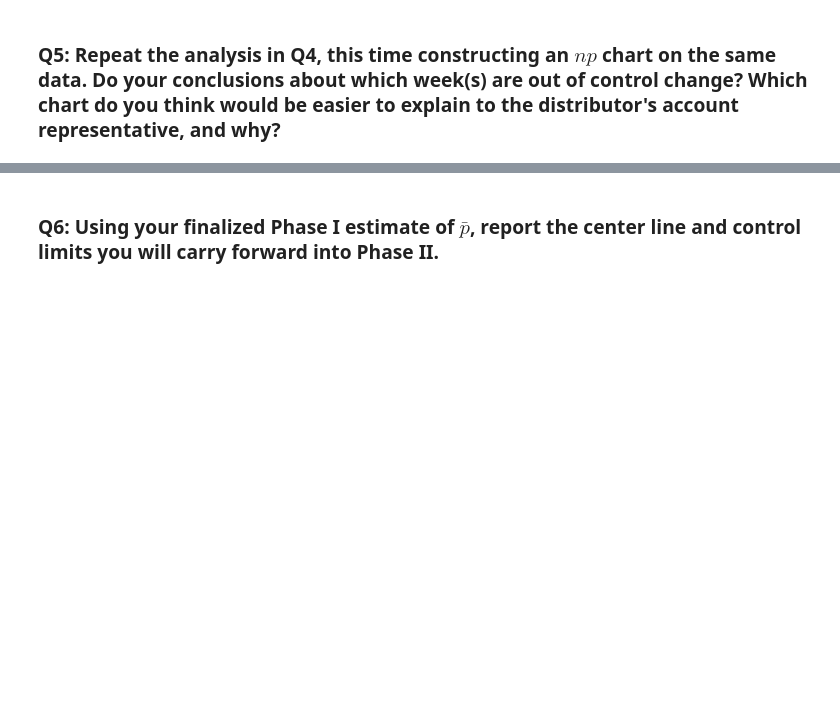
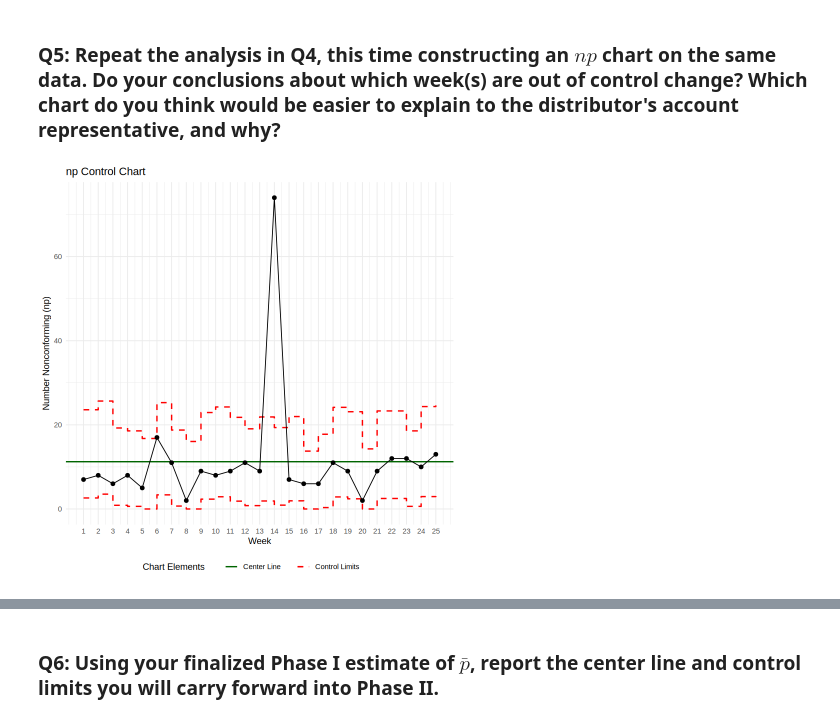
Before and after one commit to tchoud227/STAT-7110-Quality-Control, a Jupyter notebook: Assignments/HW3/STAT-7110-HW3.ipynb, the cells around one changed output, grey strips where cells are left out. Drawn from its saved outputs; the diff is of its cells as text; code cells hidden in the pictures; blank space fills up the shorter version.

```diff
--- a/Assignments/HW3/STAT-7110-HW3.ipynb
+++ b/Assignments/HW3/STAT-7110-HW3.ipynb
@@ -43,0 +112,36 @@ Second, your team recognizes that a single comic can have more than one distinct
+# %%
+## Q5 Code ##
+# I prompted gemini to construct a np chart with the slide formulas for UCL & LCL using ggplot2.
+# For the most part it was good besides the center line calculation.
+# Had to adjust the n as it was orginally just multiplying the varying sizes. Instead I added the average of the varying sizes instead.
+
+df_chart <- df_A |>
+  mutate(Sample = row_number()) |>
+  mutate(
+    p_bar = sum(NumberNonconforming) / sum(TotalComics),
+    n_bar = mean(TotalComics),
+
+    CL = n_bar * p_bar, #before was TotalComics * p_bar
+
+    UCL = (TotalComics * p_bar) + 3 * sqrt((TotalComics * p_bar) * (1 - p_bar)),
+    LCL = pmax(0, (TotalComics * p_bar) - 3 * sqrt((TotalComics * p_bar) * (1 - p_bar)))
+  )
+
+ggplot(df_chart, aes(x = Sample)) +
+  geom_step(aes(y = UCL, color = "Control Limits"), linetype = "dashed", linewidth = 0.8) +
+  geom_step(aes(y = LCL, color = "Control Limits"), linetype = "dashed", linewidth = 0.8) +
+  geom_hline(aes(yintercept = CL, color = "Center Line"), linetype = "solid", linewidth = 0.8) +
+  geom_line(aes(y = NumberNonconforming), color = "black", linewidth = 0.5) +
+  geom_point(aes(y = NumberNonconforming), color = "black", size = 2) +
+  scale_color_manual(name = "Chart Elements",
+                     values = c("Control Limits" = "red", "Center Line" = "darkgreen")) +
+  scale_x_continuous(breaks = 1:25) +
+  labs(
+    title = "np Control Chart",
+    x = "Week",
+    y = "Number Nonconforming (np)"
+  ) +
+  theme_minimal() +
+  theme(legend.position = "bottom")
+# %% [output]
+[figure, added]
```
Also changed, not shown: parts of 14 cells of this notebook.
